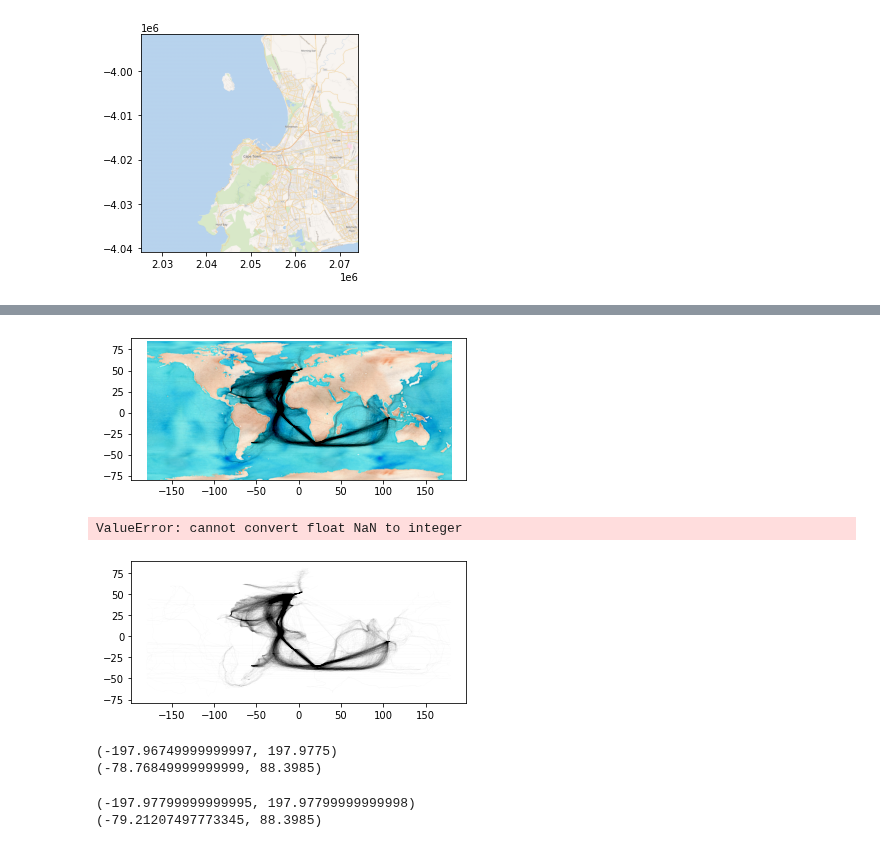
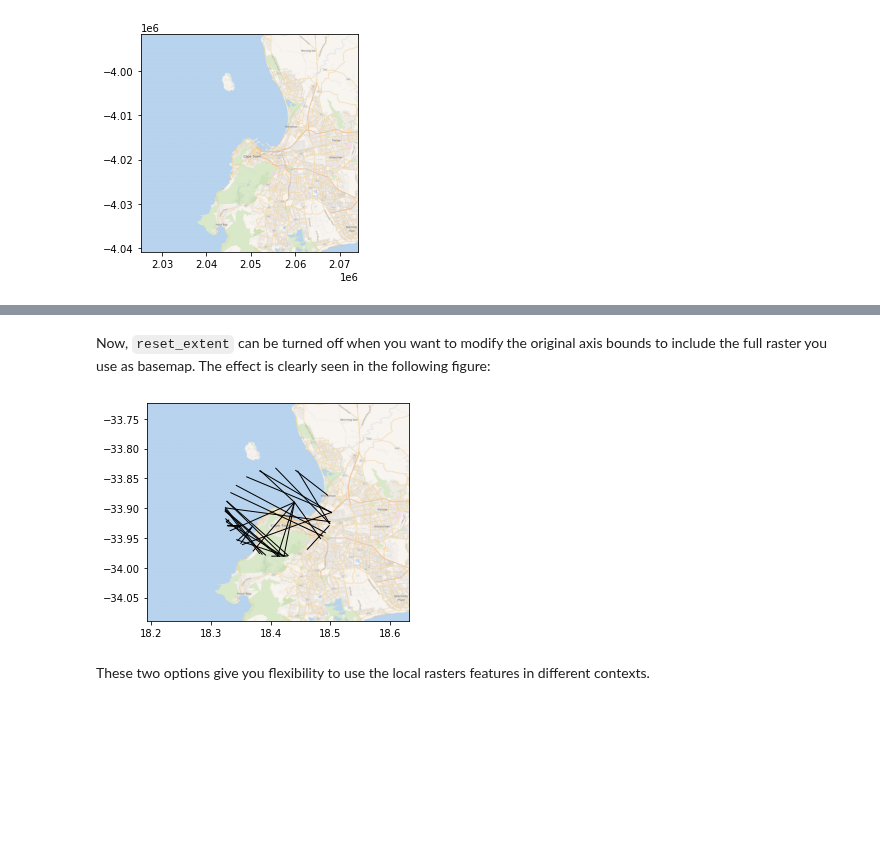
Before and after one commit to geopandas/contextily, a Jupyter notebook: notebooks/working_with_local_files.ipynb, the cells around one changed output, grey strips where cells are left out. Cells and saved outputs as stored; diff of their text form; code cells hidden in the pictures; blank space fills up the shorter version.

Commit message:
Finish draft of local files notebook

```diff
--- a/notebooks/working_with_local_files.ipynb
+++ b/notebooks/working_with_local_files.ipynb
@@ -100,0 +130,9 @@ First, let's return to the CLIWOC example above. If we wanted to add a basemap f
+# %%
+cape_town_buffer = geopandas.GeoDataFrame({"geometry": bb_poly.centroid.buffer(10000)},
+                                          crs=bb_poly.crs
+                                         )
+cliwoc_cape_town_buffer = geopandas.overlay(cliwoc,
+                                            cape_town_buffer.to_crs(cliwoc.crs),
+                                            how="intersection"
+                                           )
+cliwoc_cape_town_buffer.plot()
@@ -101,6 +146,7 @@ First, let's return to the CLIWOC example above. If we wanted to add a basemap f
 # %%
-ax = cliwoc.to_crs(epsg=3857).plot(linewidth=0.01, alpha=0.5, color="k")
+ax = cliwoc_cape_town.plot(linewidth=0.05, color="k")
 ctx.add_basemap(ax,
-                source="world_watercolor.tif"
+                crs=cliwoc_cape_town.crs.to_string(),
+                source="cape_town.tif"
                )
 # %% [output]
@@ -107,0 +158,7 @@ ctx.add_basemap(ax,
+# %%
+ax = cliwoc_cape_town.plot(linewidth=0.05, color="k")
+ctx.add_basemap(ax,
+                crs=cliwoc_cape_town.crs.to_string(),
+                source="cape_town.tif",
+                alpha=0.5
+               )
@@ -107,0 +171,6 @@ ctx.add_basemap(ax,
+# %%
+ax = cliwoc_cape_town_buffer.plot(linewidth=1, color="k")
+ctx.add_basemap(ax,
+                crs=cliwoc_cape_town.crs.to_string(),
+                source="cape_town.tif"
+               )
@@ -108,33 +179,13 @@ ctx.add_basemap(ax,
+# %% [markdown]
+Now, `reset_extent` can be turned off when you want to modify the original axis bounds to include the full raster you use as basemap. The effect is clearly seen in the following figure:
 # %%
-ax = cliwoc.plot(linewidth=0.01, alpha=0.5, color="k")
+ax = cliwoc_cape_town_buffer.plot(linewidth=1, color="k")
 ctx.add_basemap(ax,
-                crs=cliwoc.crs.to_string(),
-                source="world_watercolor.tif",
+                crs=cliwoc_cape_town.crs.to_string(),
+                source="cape_town.tif",
                 reset_extent=False
                )
 # %% [output]
-[figure, old version]
+[figure, new version]
-# %%
-ax = cliwoc.cx[-50:0, :].plot(linewidth=0.01, alpha=0.5, color="k")
-ctx.add_basemap(ax,
-                crs=cliwoc.crs.to_string(),
-                source="world_watercolor.tif",
-                reset_extent=True
-               )
-# %% [output]
-ValueError: cannot convert float NaN to integer
-[figure, removed]
-# %%
-print(ax.get_xlim())
-
-print(ax.get_ylim())
-# %% [output]
-(-197.96749999999997, 197.9775)
-(-78.76849999999999, 88.3985)
-# %%
-print(ax.get_xlim())
-
-print(ax.get_ylim())
-# %% [output]
-(-197.97799999999995, 197.97799999999998)
-(-79.21207497773345, 88.3985)
+# %% [markdown]
+These two options give you flexibility to use the local rasters features in different contexts.
```
Also changed, not shown: parts of 21 cells of this notebook.
